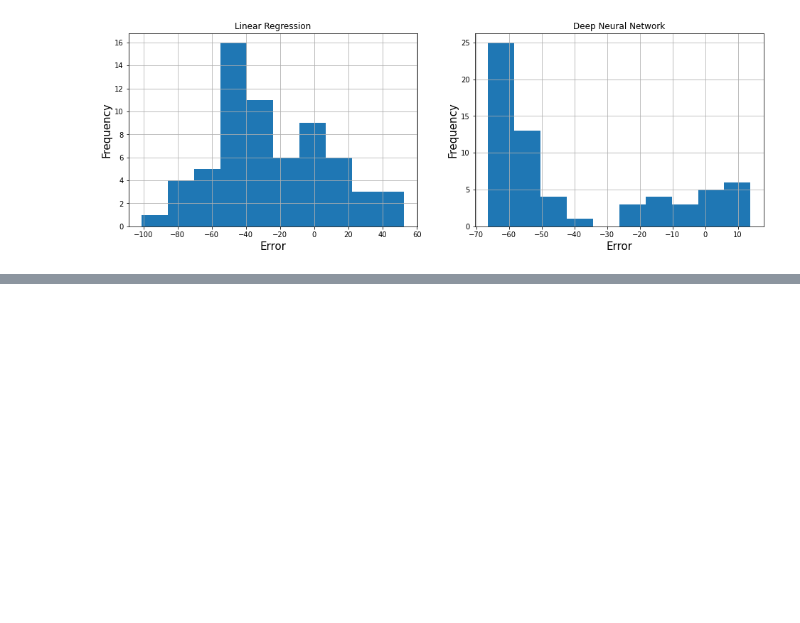
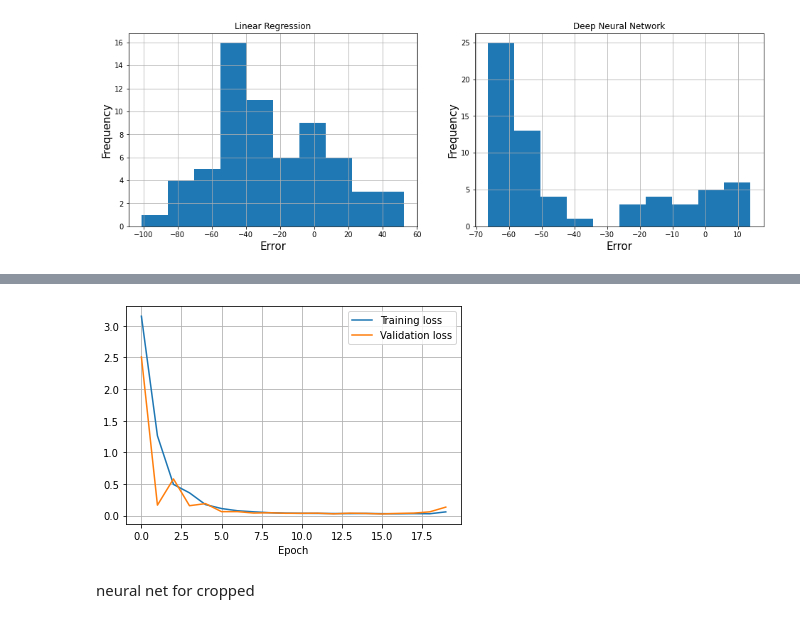
Before and after one commit to snowex-hackweek/cam-learning, a Jupyter notebook: notebooks/regression_snowdepth_camera.ipynb, the cells around one changed output, grey strips where cells are left out. Cells and saved outputs as stored; diff of their text form; code cells hidden in the pictures; blank space fills up the shorter version.

Commit message:
add cropped ml rendered

```diff
--- a/notebooks/regression_snowdepth_camera.ipynb
+++ b/notebooks/regression_snowdepth_camera.ipynb
@@ -410,2 +409,6 @@ dataset_cropped = dataset_cropped[dataset_cropped[:,-1]>0]
 # %% [markdown]
 __7. Machine Learning Linear Regression.__
+# %%
+dataset_cropped = np.array(dataset_cropped)[np.array(dataset_cropped)[:,-1]>0]
+dataset_cropped=pd.DataFrame(dataset_cropped)
+dataset_cropped.shape
@@ -614,3 +619,26 @@ plt.title("Deep Neural Network")
 # %% [output]
 Text(0.5, 1.0, 'Deep Neural Network')
 [figure]
+# %%
+train_dataset = dataset_cropped.sample(frac=0.8, random_state=0)
+test_dataset = dataset_cropped.drop(train_dataset.index)
+scaler = MinMaxScaler()
+scaled_train = scaler.fit_transform(train_dataset)
+scaled_test = scaler.transform(test_dataset) ## fit_transform != transform.
+                                             ## transform uses the parameters of fit_transform
+train_x, train_y = scaled_train[:, :-1], scaled_train[:, -1]
+test_x, test_y = scaled_test[:, :-1], scaled_test[:, -1]
+
+tf.random.set_seed(0) ## For reproducible results
+linear_regression = tf.keras.models.Sequential() # Specify layers in their sequential order
+# inputs are 4 dimensions (4 dimensions = 4 features)
+# Dense = Fully Connected.
+linear_regression.add(tf.keras.layers.Dense(1, activation=None ,input_shape=(train_x.shape[1],)))
+# Output layer has no activation with just 1 node
+# %%
+opt = tf.keras.optimizers.Adam(learning_rate=0.0001)
+linear_regression.compile(optimizer = opt, loss='mean_squared_error')
+# %%
+%%time
+# NOTE: can changed from epochs=150 to run faster, change to verbose=1 for per-epoch output
+history =linear_regression.fit(train_x, train_y, epochs=20, validation_split = 0.2, verbose=0)
@@ -616,0 +648,10 @@ Text(0.5, 1.0, 'Deep Neural Network')
+# %%
+plt.plot(history.history['loss'], label='Training loss')
+plt.plot(history.history['val_loss'], label='Validation loss')
+plt.xlabel('Epoch')
+plt.legend()
+plt.grid(True)
+# %% [output]
+[figure, added]
+# %% [markdown]
+neural net for cropped
```
Also changed, not shown: parts of 10 cells of this notebook.
